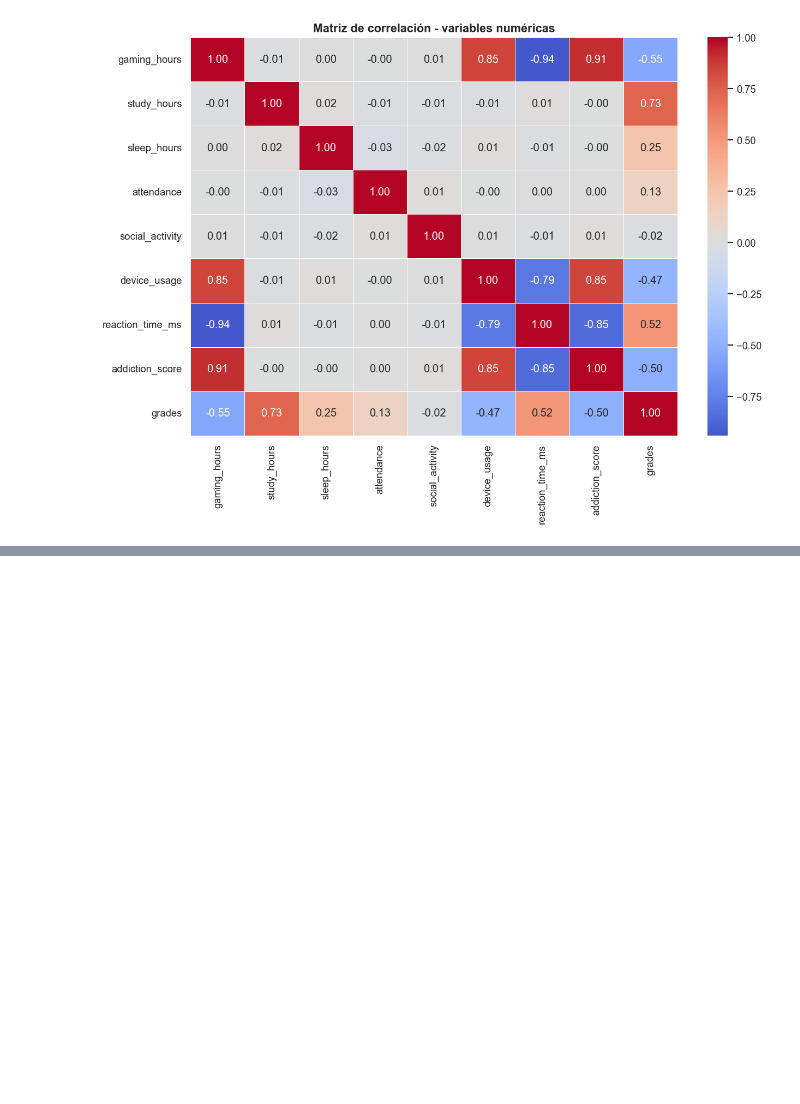
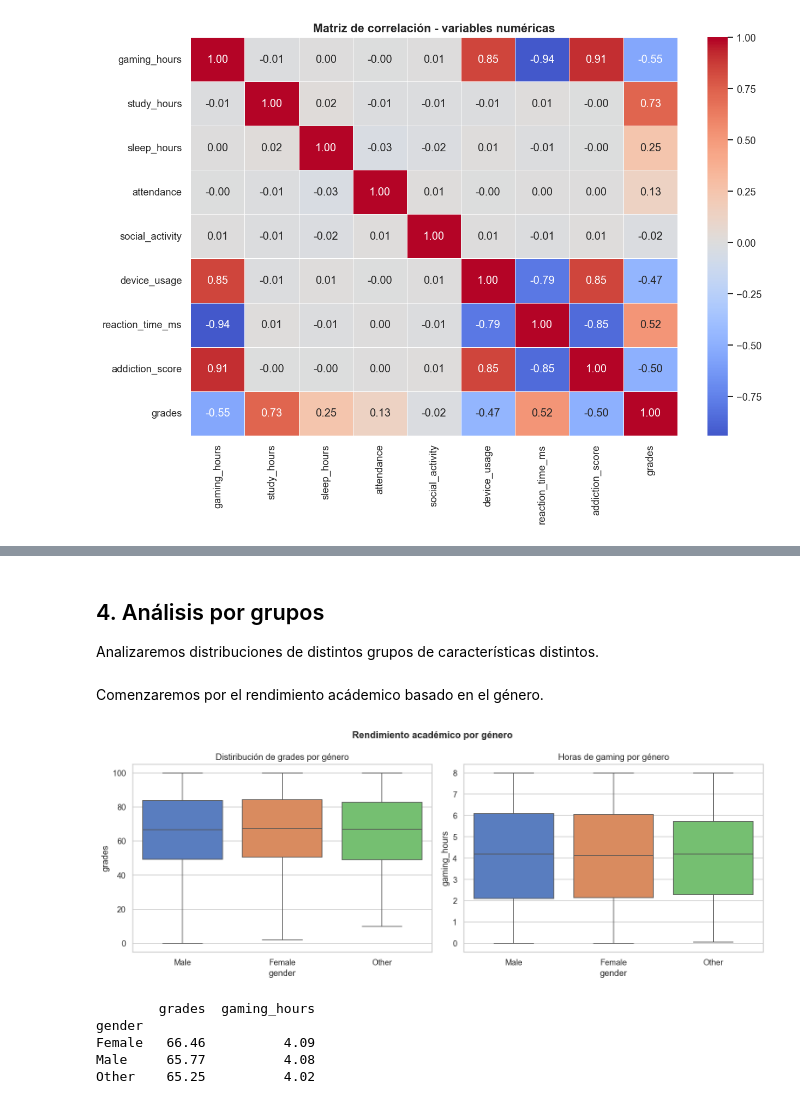
Before and after one commit to alegonzjur/GamingAcademicPerformance, a Jupyter notebook: 02_eda.ipynb, the cells around one changed output, grey strips where cells are left out. Cells and saved outputs as stored; diff of their text form; code cells hidden in the pictures; blank space fills up the shorter version.

```diff
--- a/02_eda.ipynb
+++ b/02_eda.ipynb
@@ -230,0 +328,33 @@ plt.show()
+# %% [markdown]
+## 4. Análisis por grupos
+
+Analizaremos distribuciones de distintos grupos de características distintos.
+# %% [markdown]
+Comenzaremos por el rendimiento acádemico basado en el género.
+# %%
+# Configuración del gráfico.
+fig, axes = plt.subplots(nrows=1, ncols=2, figsize=(13, 5))
+fig.suptitle('Rendimiento académico por género', fontsize=13, fontweight='bold')
+
+# Boxplot de grades por género.
+sns.boxplot(data=df, x='gender', y='grades', ax=axes[0], palette='muted', order=['Male','Female','Other'])
+axes[0].set_title('Distiribución de grades por género')
+
+# Horas de gaming por género.
+sns.boxplot(data=df, x='gender', y='gaming_hours', ax=axes[1], palette='muted', order=['Male','Female','Other'])
+axes[1].set_title('Horas de gaming por género')
+
+# Mostrar graficos.
+plt.tight_layout()
+plt.savefig('./img/fig_genero_rendimiento.png', dpi=120, bbox_inches='tight')
+plt.show()
+
+# Estadísticas por grupo.
+print(df.groupby('gender')[['grades','gaming_hours']].mean().round(2))
+# %% [output]
+[figure, added]
+        grades  gaming_hours
+gender
+Female   66.46          4.09
+Male     65.77          4.08
+Other    65.25          4.02
```
Also changed, not shown: parts of 16 cells of this notebook, 6 other files.
